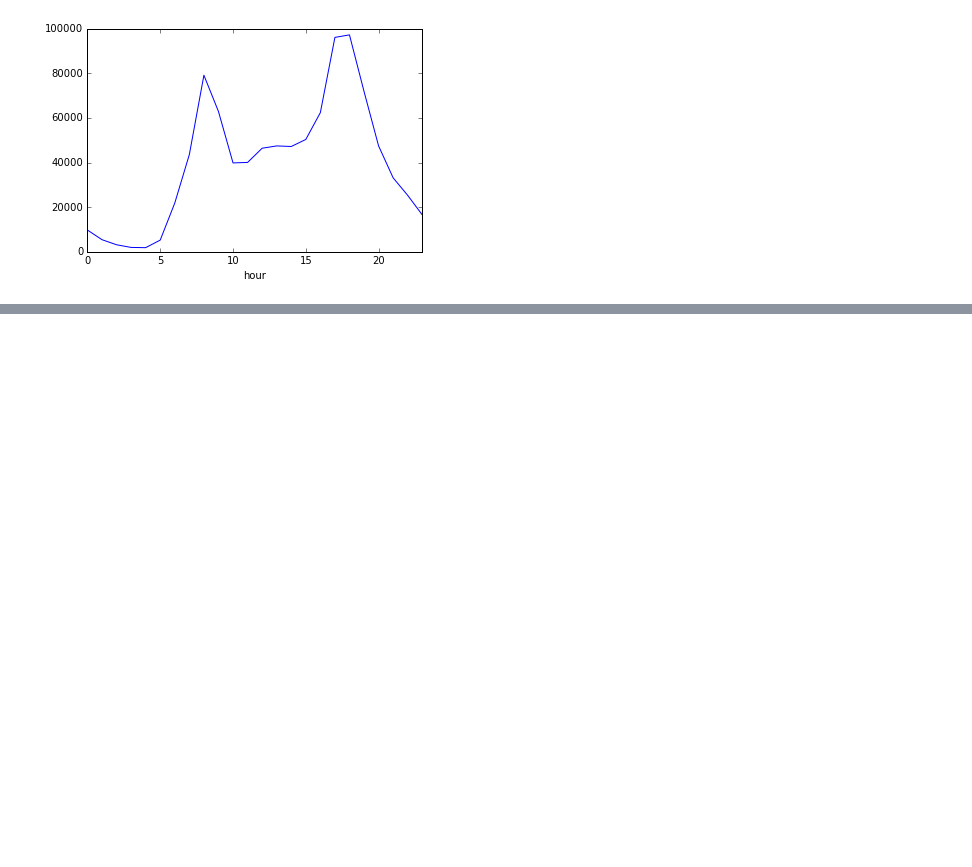
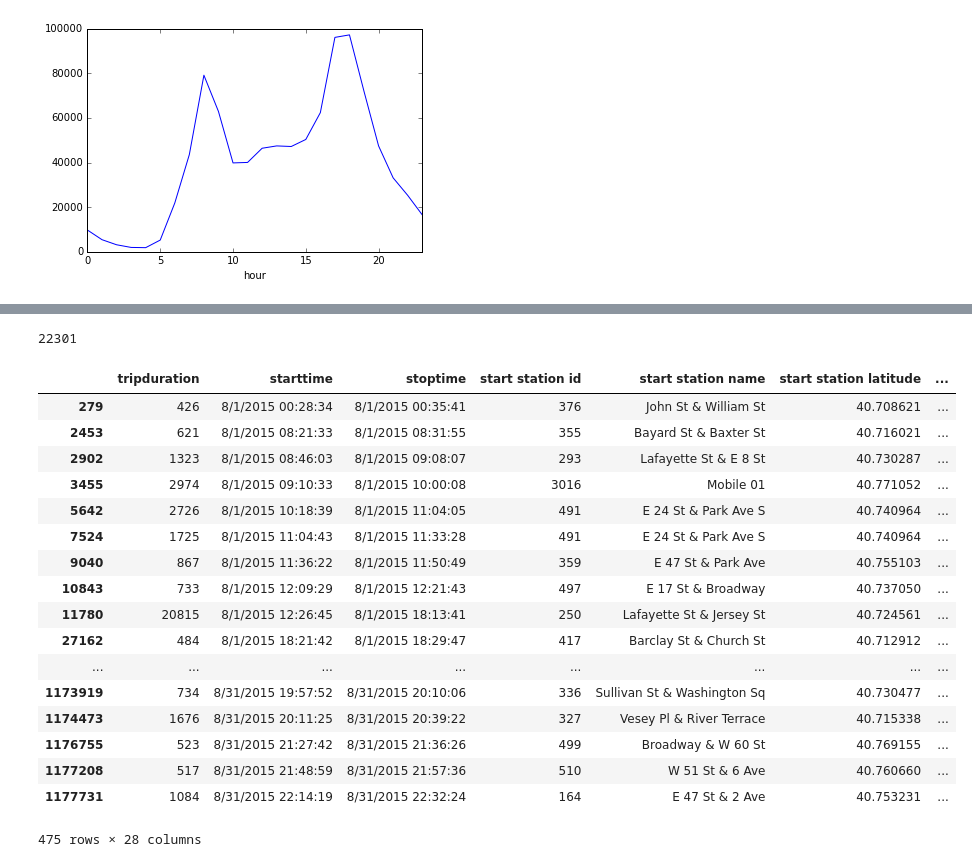
Before and after one commit to dvndrsn/citibike, a Jupyter notebook: Citibike2.ipynb, the cells around one changed output, grey strips where cells are left out. Saved outputs shown, nothing was run; the diff lists cells and outputs as text; code cells hidden in the pictures; blank space fills up the shorter version.

```diff
--- a/Citibike2.ipynb
+++ b/Citibike2.ipynb
@@ -5,7 +5,7 @@ import numpy as np
 from datetime import datetime
 import re
 # %%
-df = pd.read_csv('input/201508-citibike-tripdata.csv', header=0)
+df = pd.read_csv('data/201508-citibike-tripdata.csv', header=0)
 # %%
 original = datetime.today()
 df['month'] = df['starttime'].apply(lambda a: int(re.search('(.)/', a).group(1)))
@@ -360,0 +398,25 @@ df[df.age < 75].groupby('hour').agg({'mph': np.mean, 'hour': np.size})['hour'].p
+# %%
+bikeid_info['num_trips'].idxmax()
+# %% [output]
+22301
+# %%
+df[df['bikeid'] == 22251]
+# %% [output]
+|  | tripduration | starttime | stoptime | start station id | start station name | start station latitude | ... |
+| 279 | 426 | 8/1/2015 00:28:34 | 8/1/2015 00:35:41 | 376 | John St & William St | 40.708621 | ... |
+| 2453 | 621 | 8/1/2015 08:21:33 | 8/1/2015 08:31:55 | 355 | Bayard St & Baxter St | 40.716021 | ... |
+| 2902 | 1323 | 8/1/2015 08:46:03 | 8/1/2015 09:08:07 | 293 | Lafayette St & E 8 St | 40.730287 | ... |
+| 3455 | 2974 | 8/1/2015 09:10:33 | 8/1/2015 10:00:08 | 3016 | Mobile 01 | 40.771052 | ... |
+| 5642 | 2726 | 8/1/2015 10:18:39 | 8/1/2015 11:04:05 | 491 | E 24 St & Park Ave S | 40.740964 | ... |
+| 7524 | 1725 | 8/1/2015 11:04:43 | 8/1/2015 11:33:28 | 491 | E 24 St & Park Ave S | 40.740964 | ... |
+| 9040 | 867 | 8/1/2015 11:36:22 | 8/1/2015 11:50:49 | 359 | E 47 St & Park Ave | 40.755103 | ... |
+| 10843 | 733 | 8/1/2015 12:09:29 | 8/1/2015 12:21:43 | 497 | E 17 St & Broadway | 40.737050 | ... |
+| 11780 | 20815 | 8/1/2015 12:26:45 | 8/1/2015 18:13:41 | 250 | Lafayette St & Jersey St | 40.724561 | ... |
+| 27162 | 484 | 8/1/2015 18:21:42 | 8/1/2015 18:29:47 | 417 | Barclay St & Church St | 40.712912 | ... |
+| ... | ... | ... | ... | ... | ... | ... | ... |
+| 1173919 | 734 | 8/31/2015 19:57:52 | 8/31/2015 20:10:06 | 336 | Sullivan St & Washington Sq | 40.730477 | ... |
+| 1174473 | 1676 | 8/31/2015 20:11:25 | 8/31/2015 20:39:22 | 327 | Vesey Pl & River Terrace | 40.715338 | ... |
+| 1176755 | 523 | 8/31/2015 21:27:42 | 8/31/2015 21:36:26 | 499 | Broadway & W 60 St | 40.769155 | ... |
+| 1177208 | 517 | 8/31/2015 21:48:59 | 8/31/2015 21:57:36 | 510 | W 51 St & 6 Ave | 40.760660 | ... |
+| 1177731 | 1084 | 8/31/2015 22:14:19 | 8/31/2015 22:32:24 | 164 | E 47 St & 2 Ave | 40.753231 | ... |
+475 rows × 28 columns
```
Also changed, not shown: parts of 4 cells of this notebook, 1 other file.
